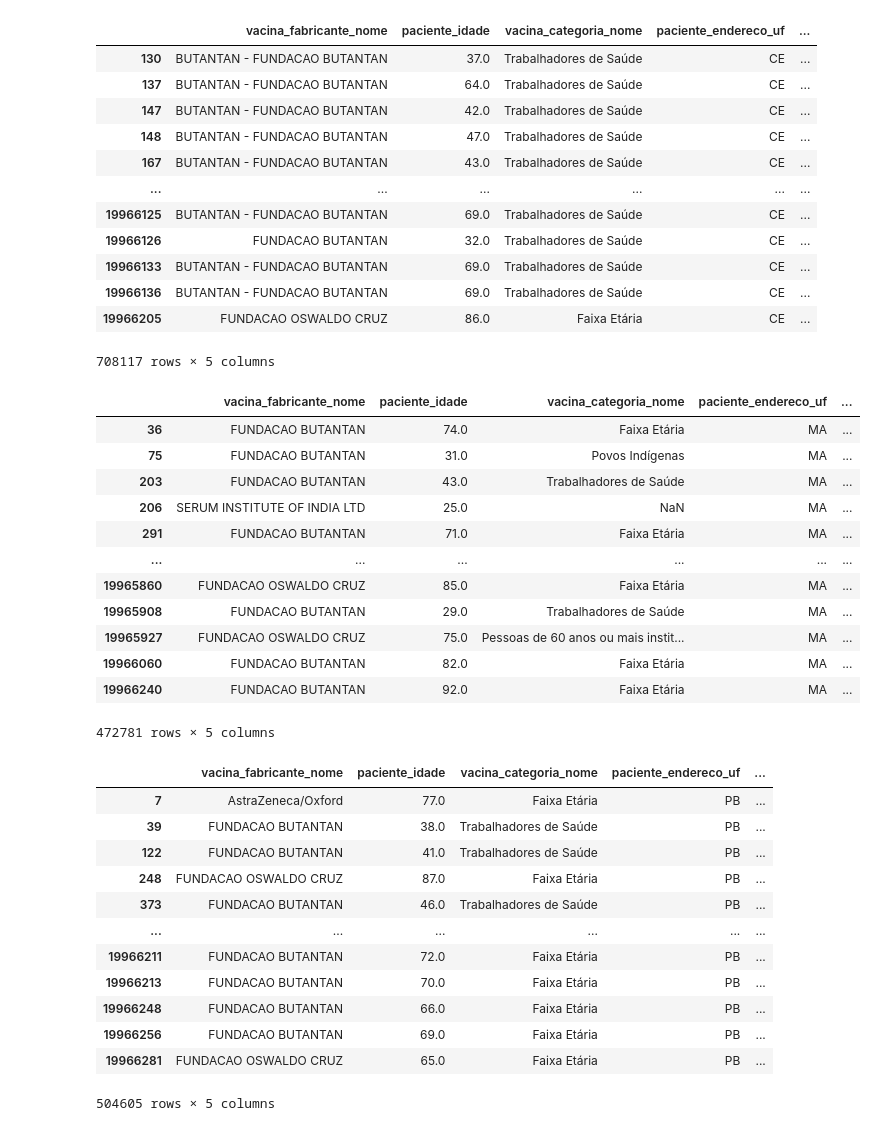
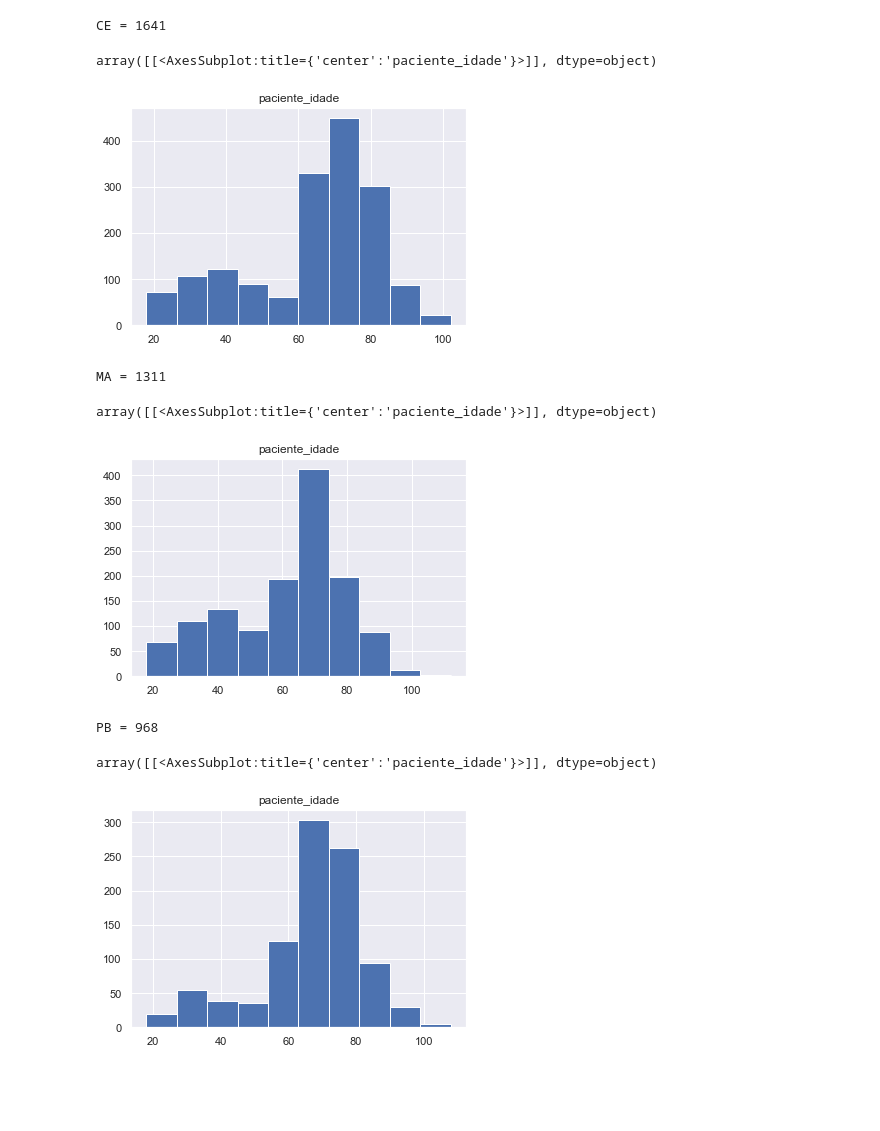
Before and after one commit to nubia-mp1211/Projeto-Final, a Jupyter notebook: Vacinas-Regiao-NORDESTE.ipynb, the cells around one changed output. Drawn from its saved outputs; the diff is of its cells as text; code cells hidden in the pictures; blank space fills up the shorter version.

```diff
--- a/Vacinas-Regiao-NORDESTE.ipynb
+++ b/Vacinas-Regiao-NORDESTE.ipynb
@@ -71,67 +61,37 @@ df.loc[(df.paciente_endereco_uf == 'BA')]
 # %%
 # (3) Estado CEARÁ
 
 df.loc[(df.paciente_endereco_uf == 'CE')]
+print("CE =", len(df.loc[(df.paciente_endereco_uf == 'CE')]))
 
-
-#df.loc[(df.paciente_endereco_uf == 'CE')].hist(bins=100)
+df.loc[(df.paciente_endereco_uf == 'CE')].hist(bins=10)
 # %% [output]
-|  | vacina_fabricante_nome | paciente_idade | vacina_categoria_nome | paciente_endereco_uf | ... |
-| 130 | BUTANTAN - FUNDACAO BUTANTAN | 37.0 | Trabalhadores de Saúde | CE | ... |
-| 137 | BUTANTAN - FUNDACAO BUTANTAN | 64.0 | Trabalhadores de Saúde | CE | ... |
-| 147 | BUTANTAN - FUNDACAO BUTANTAN | 42.0 | Trabalhadores de Saúde | CE | ... |
-| 148 | BUTANTAN - FUNDACAO BUTANTAN | 47.0 | Trabalhadores de Saúde | CE | ... |
-| 167 | BUTANTAN - FUNDACAO BUTANTAN | 43.0 | Trabalhadores de Saúde | CE | ... |
-| ... | ... | ... | ... | ... | ... |
-| 19966125 | BUTANTAN - FUNDACAO BUTANTAN | 69.0 | Trabalhadores de Saúde | CE | ... |
-| 19966126 | FUNDACAO BUTANTAN | 32.0 | Trabalhadores de Saúde | CE | ... |
-| 19966133 | BUTANTAN - FUNDACAO BUTANTAN | 69.0 | Trabalhadores de Saúde | CE | ... |
-| 19966136 | BUTANTAN - FUNDACAO BUTANTAN | 69.0 | Trabalhadores de Saúde | CE | ... |
-| 19966205 | FUNDACAO OSWALDO CRUZ | 86.0 | Faixa Etária | CE | ... |
-708117 rows × 5 columns
+CE = 1641
+array([[<AxesSubplot:title={'center':'paciente_idade'}>]], dtype=object)
+[figure, added]
 # %%
 # (4) Estado MARANHÃO - MA
 
 df.loc[(df.paciente_endereco_uf == 'MA')]
+print("MA =", len(df.loc[(df.paciente_endereco_uf == 'MA')]))
 
-
-#df.loc[(df.paciente_endereco_uf == 'MA')].hist(bins=100)
+df.loc[(df.paciente_endereco_uf == 'MA')].hist(bins=10)
 # %% [output]
-|  | vacina_fabricante_nome | paciente_idade | vacina_categoria_nome | paciente_endereco_uf | ... |
-| 36 | FUNDACAO BUTANTAN | 74.0 | Faixa Etária | MA | ... |
-| 75 | FUNDACAO BUTANTAN | 31.0 | Povos Indígenas | MA | ... |
-| 203 | FUNDACAO BUTANTAN | 43.0 | Trabalhadores de Saúde | MA | ... |
-| 206 | SERUM INSTITUTE OF INDIA LTD | 25.0 | NaN | MA | ... |
-| 291 | FUNDACAO BUTANTAN | 71.0 | Faixa Etária | MA | ... |
-| ... | ... | ... | ... | ... | ... |
-| 19965860 | FUNDACAO OSWALDO CRUZ | 85.0 | Faixa Etária | MA | ... |
-| 19965908 | FUNDACAO BUTANTAN | 29.0 | Trabalhadores de Saúde | MA | ... |
-| 19965927 | FUNDACAO OSWALDO CRUZ | 75.0 | Pessoas de 60 anos ou mais instit... | MA | ... |
-| 19966060 | FUNDACAO BUTANTAN | 82.0 | Faixa Etária | MA | ... |
-| 19966240 | FUNDACAO BUTANTAN | 92.0 | Faixa Etária | MA | ... |
-472781 rows × 5 columns
+MA = 1311
+array([[<AxesSubplot:title={'center':'paciente_idade'}>]], dtype=object)
+[figure, added]
 # %%
 # (5) Estado da PARAÍBA - PB
 
 df.loc[(df.paciente_endereco_uf == 'PB')]
 
+print("PB =", len(df.loc[(df.paciente_endereco_uf == 'PB')]))
 
-
-#df.loc[(df.paciente_endereco_uf == 'PB')].hist(bins=100)
+df.loc[(df.paciente_endereco_uf == 'PB')].hist(bins=10)
 # %% [output]
-|  | vacina_fabricante_nome | paciente_idade | vacina_categoria_nome | paciente_endereco_uf | ... |
-| 7 | AstraZeneca/Oxford | 77.0 | Faixa Etária | PB | ... |
-| 39 | FUNDACAO BUTANTAN | 38.0 | Trabalhadores de Saúde | PB | ... |
-| 122 | FUNDACAO BUTANTAN | 41.0 | Trabalhadores de Saúde | PB | ... |
-| 248 | FUNDACAO OSWALDO CRUZ | 87.0 | Faixa Etária | PB | ... |
-| 373 | FUNDACAO BUTANTAN | 46.0 | Trabalhadores de Saúde | PB | ... |
-| ... | ... | ... | ... | ... | ... |
-| 19966211 | FUNDACAO BUTANTAN | 72.0 | Faixa Etária | PB | ... |
-| 19966213 | FUNDACAO BUTANTAN | 70.0 | Faixa Etária | PB | ... |
-| 19966248 | FUNDACAO BUTANTAN | 66.0 | Faixa Etária | PB | ... |
-| 19966256 | FUNDACAO BUTANTAN | 69.0 | Faixa Etária | PB | ... |
-| 19966281 | FUNDACAO OSWALDO CRUZ | 65.0 | Faixa Etária | PB | ... |
-504605 rows × 5 columns
+PB = 968
+array([[<AxesSubplot:title={'center':'paciente_idade'}>]], dtype=object)
+[figure, added]
 # %%
 # (6) Estado PERNAMBUCO - PE
 
```
Also changed, not shown: parts of 11 cells of this notebook, 1 other file.
